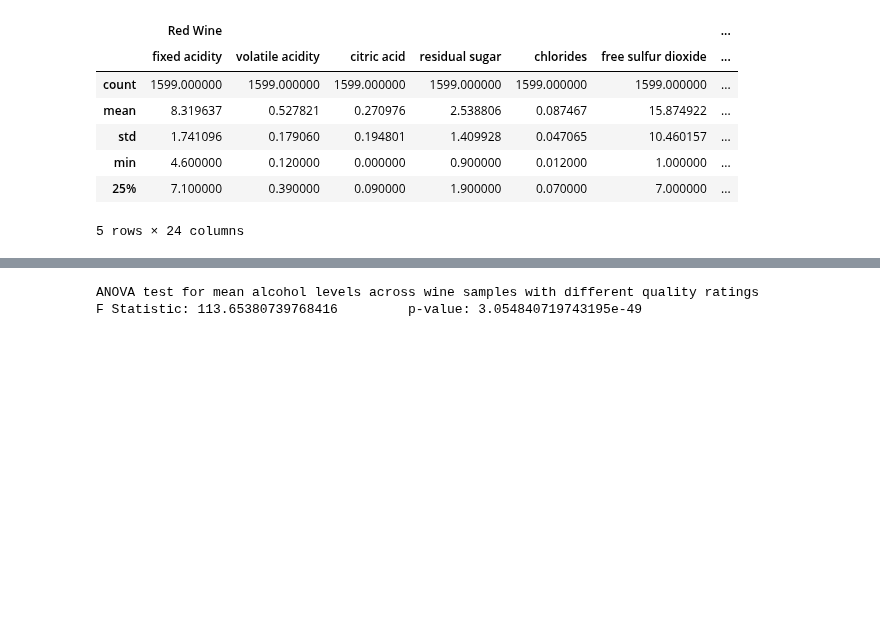
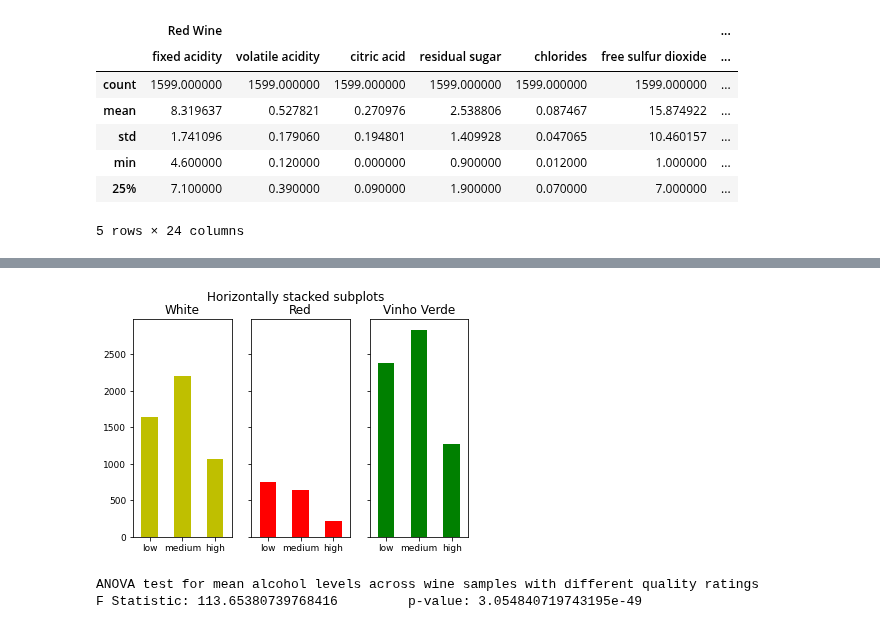
Before and after one commit to Jacopo-Spadon/Wine-not, a Jupyter notebook: Wine-not-ML.ipynb, the cells around one changed output, grey strips where cells are left out. Saved outputs shown, nothing was run; the diff lists cells and outputs as text; code cells hidden in the pictures; blank space fills up the shorter version.

```diff
--- a/Wine-not-ML.ipynb
+++ b/Wine-not-ML.ipynb
@@ -116,3 +135,20 @@ comparative_df.head()
+# %%
+# Plot to show the distribution of qualities
+
+label_sort=pd.Categorical(['low', 'medium', 'high'], ordered=True)
+
+qred=pd.DataFrame(data=(red_df['quality_label'].value_counts().sort_index(level=label_sort)))
+qwhite=pd.DataFrame(data=(white_df['quality_label'].value_counts().sort_index(level=label_sort)))
+quality=pd.DataFrame(data=(wines['quality_label'].value_counts().sort_index(level=label_sort)))
+
+figure, axes = plt.subplots(1, 3, sharey=True)
+plt.subplots_adjust(hspace=.0)
+qwhite.plot(ax=axes[0], kind='bar', rot=0, fontsize=9, legend=None, color='y'); axes[0].set_title('White')
+qred.plot(ax=axes[1], kind='bar', rot=0, fontsize=9, legend=None, color='r'); axes[1].set_title('Red')
+quality.plot(ax=axes[2], y="quality_label", kind="bar", rot=0, fontsize=9, legend=None, color='g').set_title('Vinho Verde');
+figure.suptitle('Horizontally stacked subplots');
+# %% [output]
+[figure, added]
 # %%
 # Alcohol level vary significantly among the low quality, medium quality and high quality wines?
 
```
Also changed, not shown: parts of 9 cells of this notebook.
